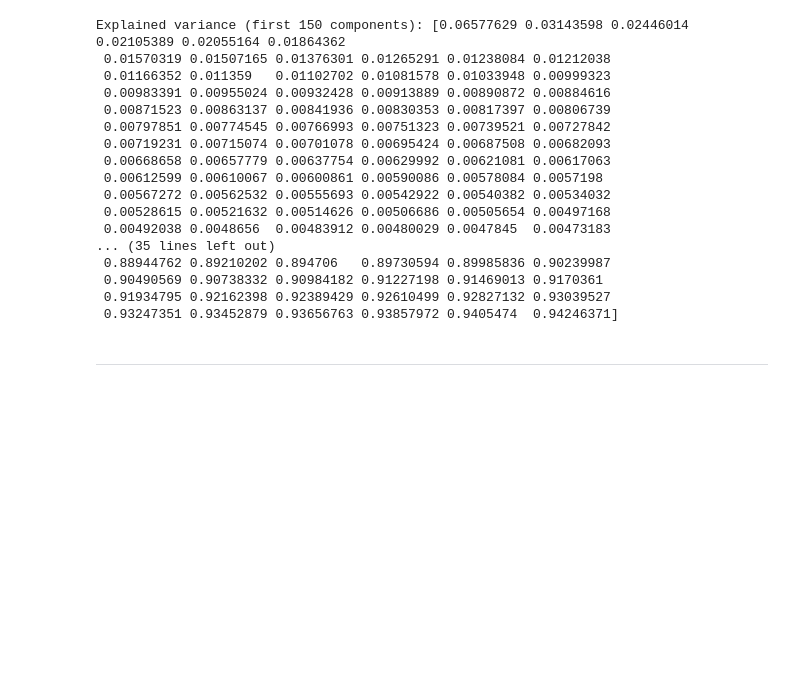
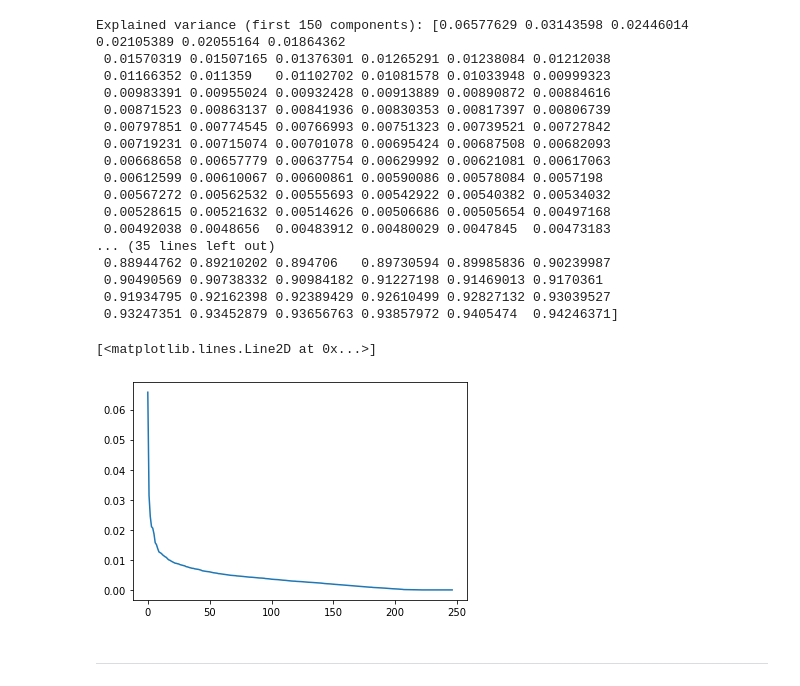
Before and after one commit to ajoneal/ames-iowa-housing-project, a Jupyter notebook: PCA.ipynb, the cells around one changed output. Cells and saved outputs as stored; diff of their text form; code cells hidden in the pictures; blank space fills up the shorter version.

```diff
--- a/PCA.ipynb
+++ b/PCA.ipynb
@@ -138,6 +158,11 @@ Explained variance (first 150 components): [0.06577629 0.03143598 0.02446014 0.0
  0.90490569 0.90738332 0.90984182 0.91227198 0.91469013 0.9170361
  0.91934795 0.92162398 0.92389429 0.92610499 0.92827132 0.93039527
  0.93247351 0.93452879 0.93656763 0.93857972 0.9405474  0.94246371]
+# %%
+plt.plot(var_exp)
+# %% [output]
+[<matplotlib.lines.Line2D at 0x...>]
+[figure, added]
 # %% [markdown]
 ---
 # %%
```
Also changed, not shown: parts of 4 cells of this notebook, 7 other files.
